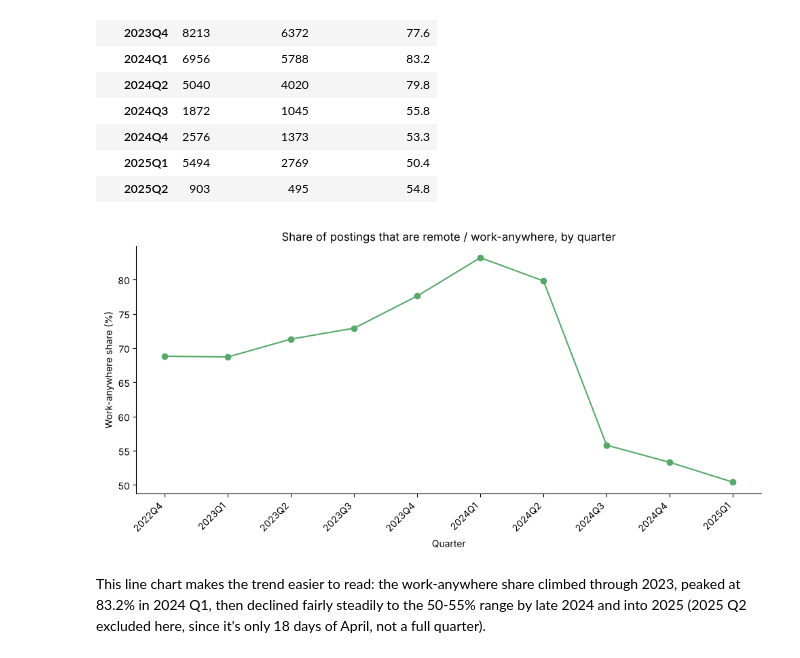
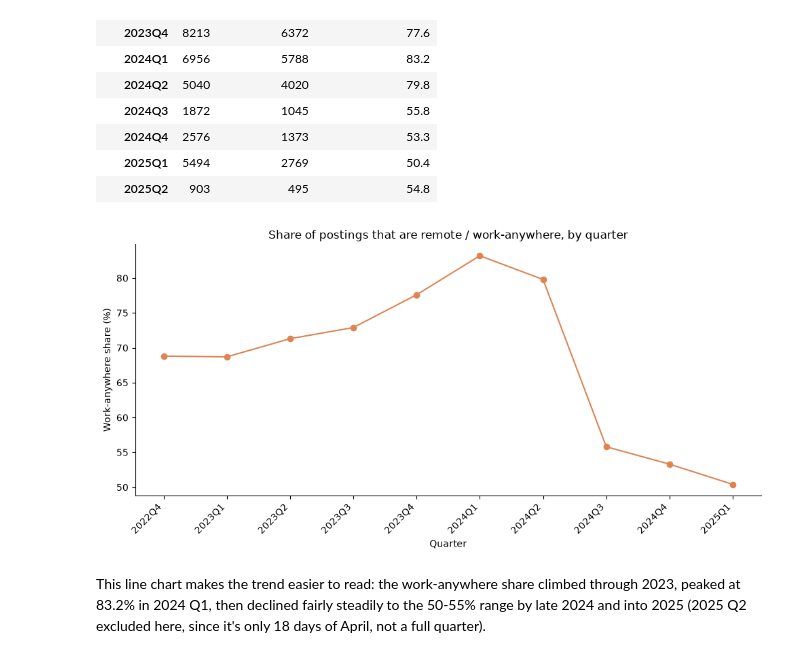
Before and after one commit to takahm6/data-analyst-portfolio, a Jupyter notebook: project-1-data-analyst-job-posting/notebooks/02_market_landscape.ipynb, the cells around one changed output. Cells and saved outputs as stored; diff of their text form; code cells hidden in the pictures.

Commit message:
Fixed line color in the share of posting that are remote chart. Fixed the write up.

```diff
--- a/project-1-data-analyst-job-posting/notebooks/02_market_landscape.ipynb
+++ b/project-1-data-analyst-job-posting/notebooks/02_market_landscape.ipynb
@@ -470,17 +470,17 @@ quarterly_trend_complete = quarterly_trend.drop(
 # %%
 fig, ax = plt.subplots(figsize=(10, 5))
 ax.plot(quarterly_trend_complete.index.astype(str), quarterly_trend_complete["work_anywhere_pct"],
-        marker="o", color="#55A868")
+        marker="o", color="#DD8452")
 ax.set_xlabel("Quarter")
 ax.set_ylabel("Work-anywhere share (%)")
 ax.set_title("Share of postings that are remote / work-anywhere, by quarter")
 ax.spines["top"].set_visible(False)
 ax.spines["right"].set_visible(False)
 plt.xticks(rotation=45, ha="right")
 plt.tight_layout()
 plt.show()
 # %% [output]
-[figure, old version]
+[figure, new version]
 # %% [markdown]
 This line chart makes the trend easier to read: the work-anywhere share climbed through 2023, peaked at 83.2% in 2024 Q1, then declined fairly steadily to the 50-55% range by late 2024 and into 2025 (2025 Q2 excluded here, since it's only 18 days of April, not a full quarter).
 # %%
```
Also changed, not shown: parts of 4 cells of this notebook, 2 other files.
